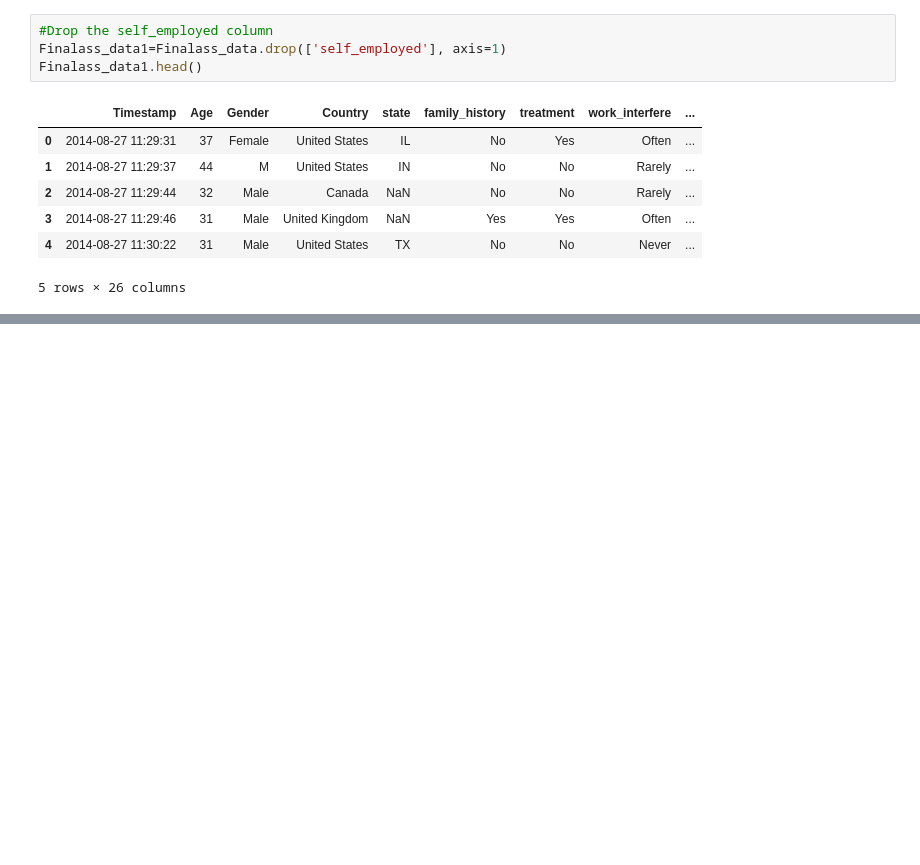
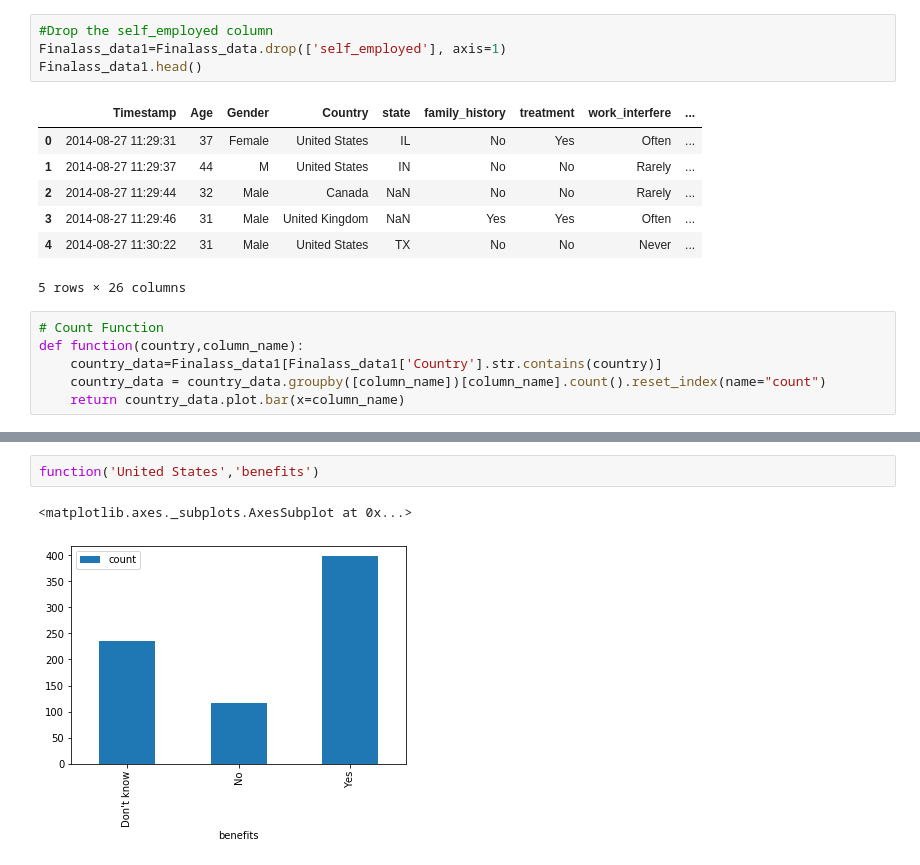
Before and after one commit to ShanmugaPriyaan/Data1202_Final-assignment-, a Jupyter notebook: Untitled.ipynb, the cells around one changed output, grey strips where cells are left out. Saved outputs shown, nothing was run; the diff lists cells and outputs as text; blank space fills up the shorter version.

```diff
--- a/Untitled.ipynb
+++ b/Untitled.ipynb
@@ -49,3 +49,9 @@ Finalass_data1.head()
 | 3 | 2014-08-27 11:29:46 | 31 | Male | United Kingdom | NaN | Yes | Yes | Often | ... |
 | 4 | 2014-08-27 11:30:22 | 31 | Male | United States | TX | No | No | Never | ... |
 5 rows × 26 columns
+# %%
+# Count Function
+def function(country,column_name):
+    country_data=Finalass_data1[Finalass_data1['Country'].str.contains(country)]
+    country_data = country_data.groupby([column_name])[column_name].count().reset_index(name="count")
+    return country_data.plot.bar(x=column_name)
@@ -51,0 +76,5 @@ Finalass_data1.head()
+# %%
+function('United States','benefits')
+# %% [output]
+<matplotlib.axes._subplots.AxesSubplot at 0x...>
+[figure, added]
```
Also changed, not shown: parts of 9 cells of this notebook.
